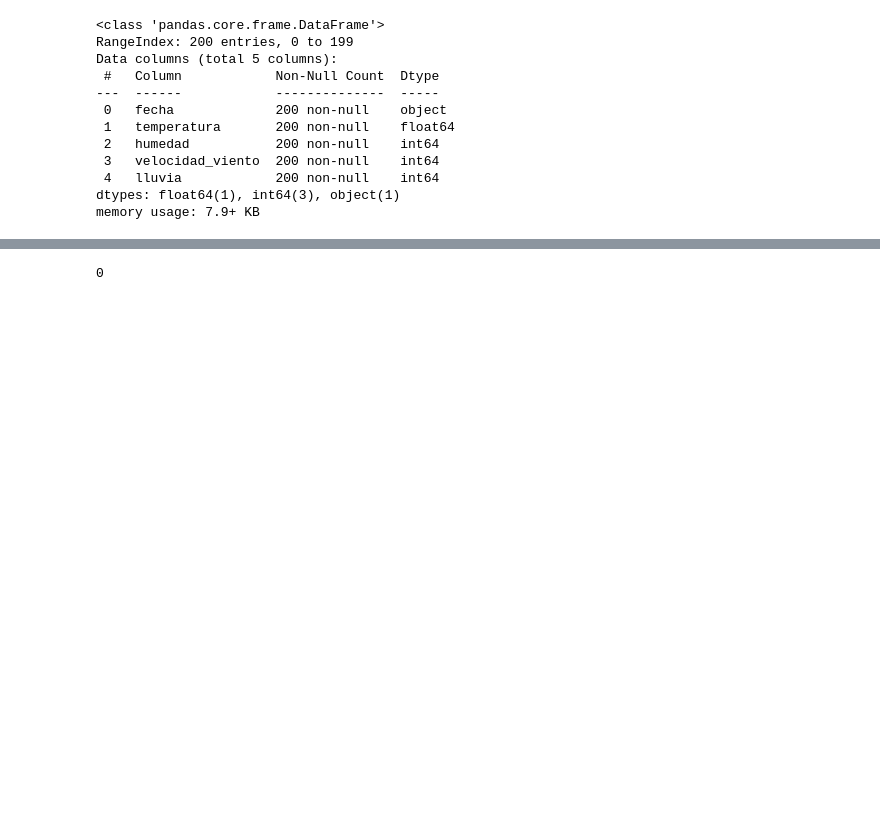
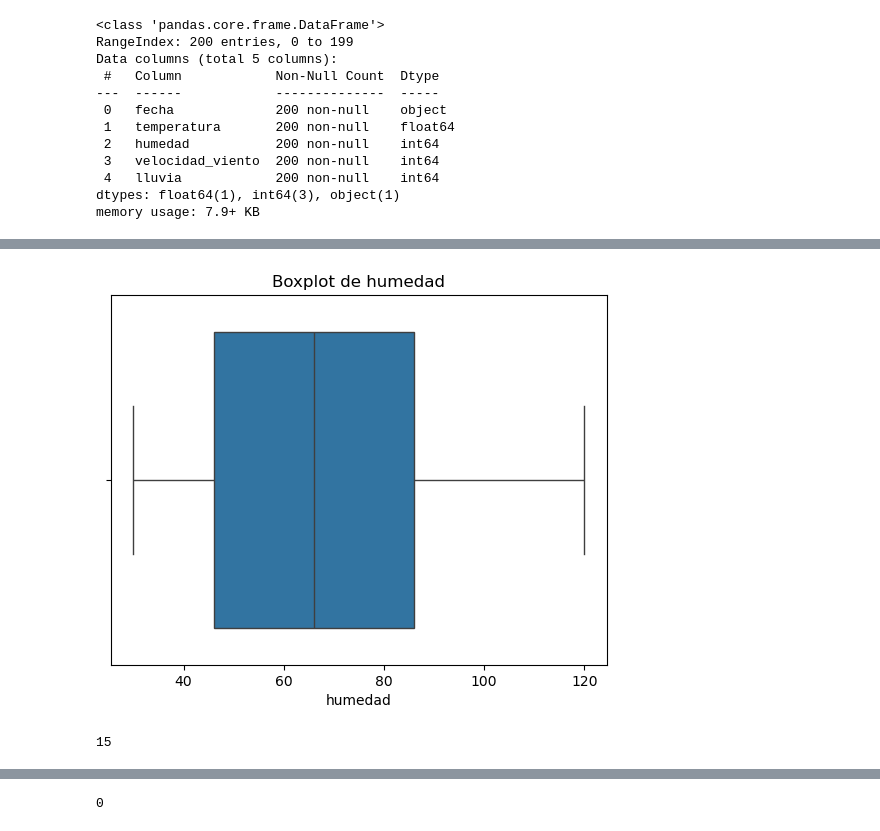
Before and after one commit to micaelakorol21/analisis_clima, a Jupyter notebook: analisis_clima.ipynb, the cells around one changed output, grey strips where cells are left out. Drawn from its saved outputs; the diff is of its cells as text; code cells hidden in the pictures; blank space fills up the shorter version.

Commit message:
visualizaciones

```diff
--- a/analisis_clima.ipynb
+++ b/analisis_clima.ipynb
@@ -54,3 +98,16 @@ df.describe()
+# %%
+# Analizamos la columna humedad:
+
+sns.boxplot(x=df['humedad'])
+plt.title('Boxplot de humedad')
+plt.show()
+# %% [output]
+[figure, added]
+# %%
+# Observamos la cantidad de humedad que hay fuera de rango:
+(df['humedad'] > 100).sum()
+# %% [output]
+15
 # %%
 # Mostrar filas donde humedad > 100
 valores_fuera_rango = df[df['humedad'] > 100]
```
Also changed, not shown: parts of 21 cells of this notebook.
